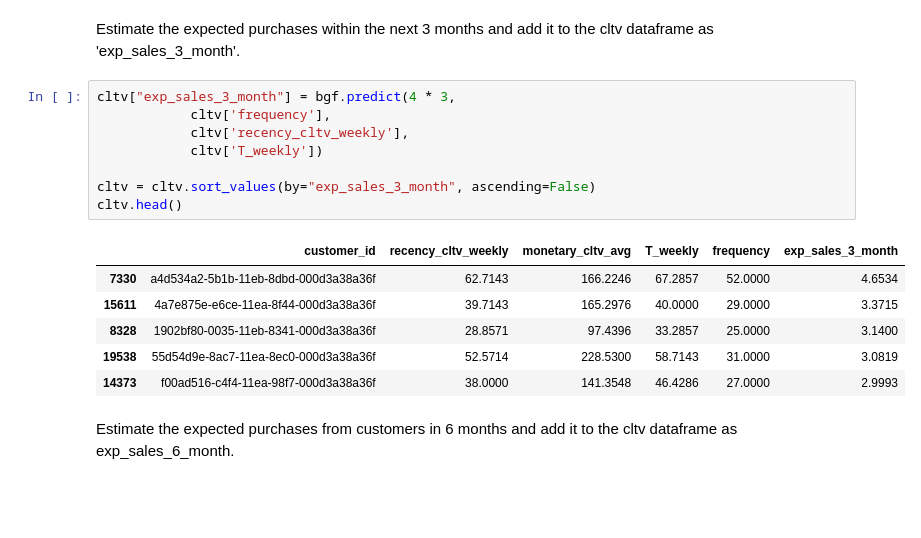
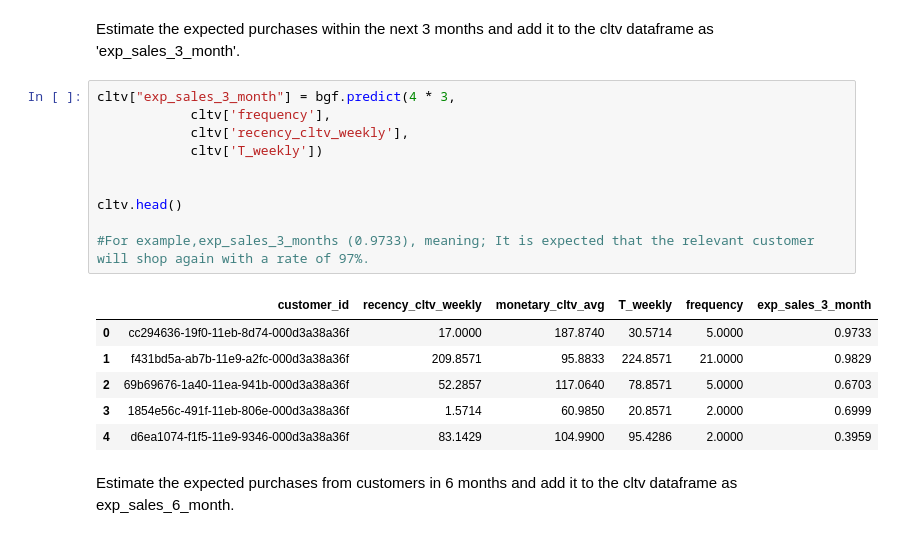
Before and after one commit to dilekdd/CustomerLifetimeValuePrediction_FLO, a Jupyter notebook: customerlifetimevalueprediction-flo.ipynb, the cells around one changed output. Saved outputs shown, nothing was run; the diff lists cells and outputs as text; blank space fills up the shorter version.

Commit message:
Kaggle Notebook | CustomerLifetimeValuePrediction_FLO | Version 13

```diff
--- a/customerlifetimevalueprediction-flo.ipynb
+++ b/customerlifetimevalueprediction-flo.ipynb
@@ -175,18 +175,20 @@ Estimate the expected purchases within the next 3 months and add it to the cltv
 # %%
 cltv["exp_sales_3_month"] = bgf.predict(4 * 3,
             cltv['frequency'],
             cltv['recency_cltv_weekly'],
             cltv['T_weekly'])
 
-cltv = cltv.sort_values(by="exp_sales_3_month", ascending=False)
+
 cltv.head()
+
+#For example,exp_sales_3_months (0.9733), meaning; It is expected that the relevant customer will shop again with a rate of 97%.
 # %% [output]
 |  | customer_id | recency_cltv_weekly | monetary_cltv_avg | T_weekly | frequency | exp_sales_3_month |
-| 7330 | a4d534a2-5b1b-11eb-8dbd-000d3a38a36f | 62.7143 | 166.2246 | 67.2857 | 52.0000 | 4.6534 |
-| 15611 | 4a7e875e-e6ce-11ea-8f44-000d3a38a36f | 39.7143 | 165.2976 | 40.0000 | 29.0000 | 3.3715 |
-| 8328 | 1902bf80-0035-11eb-8341-000d3a38a36f | 28.8571 | 97.4396 | 33.2857 | 25.0000 | 3.1400 |
-| 19538 | 55d54d9e-8ac7-11ea-8ec0-000d3a38a36f | 52.5714 | 228.5300 | 58.7143 | 31.0000 | 3.0819 |
-| 14373 | f00ad516-c4f4-11ea-98f7-000d3a38a36f | 38.0000 | 141.3548 | 46.4286 | 27.0000 | 2.9993 |
+| 0 | cc294636-19f0-11eb-8d74-000d3a38a36f | 17.0000 | 187.8740 | 30.5714 | 5.0000 | 0.9733 |
+| 1 | f431bd5a-ab7b-11e9-a2fc-000d3a38a36f | 209.8571 | 95.8833 | 224.8571 | 21.0000 | 0.9829 |
+| 2 | 69b69676-1a40-11ea-941b-000d3a38a36f | 52.2857 | 117.0640 | 78.8571 | 5.0000 | 0.6703 |
+| 3 | 1854e56c-491f-11eb-806e-000d3a38a36f | 1.5714 | 60.9850 | 20.8571 | 2.0000 | 0.6999 |
+| 4 | d6ea1074-f1f5-11e9-9346-000d3a38a36f | 83.1429 | 104.9900 | 95.4286 | 2.0000 | 0.3959 |
 # %% [markdown]
 Estimate the expected purchases from customers in 6 months and add it to the cltv dataframe as exp_sales_6_month.
 # %%
```
Also changed, not shown: parts of 2 cells of this notebook.
